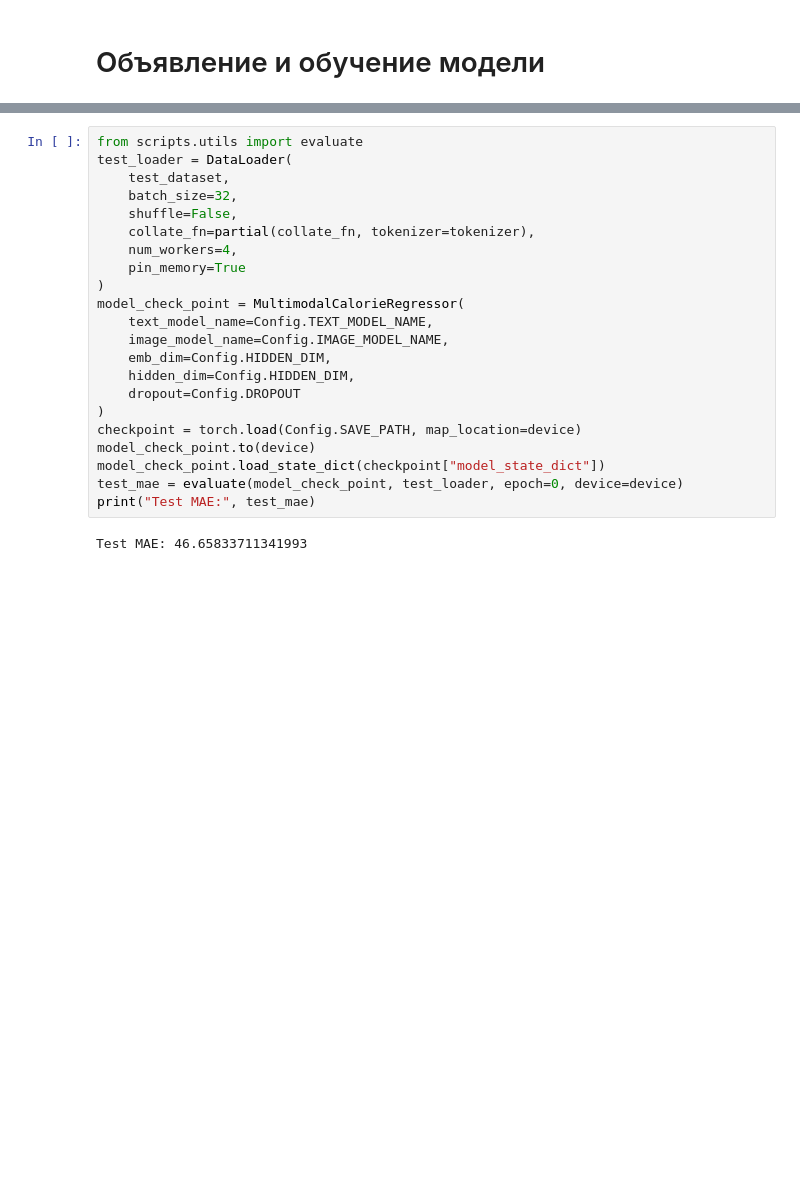
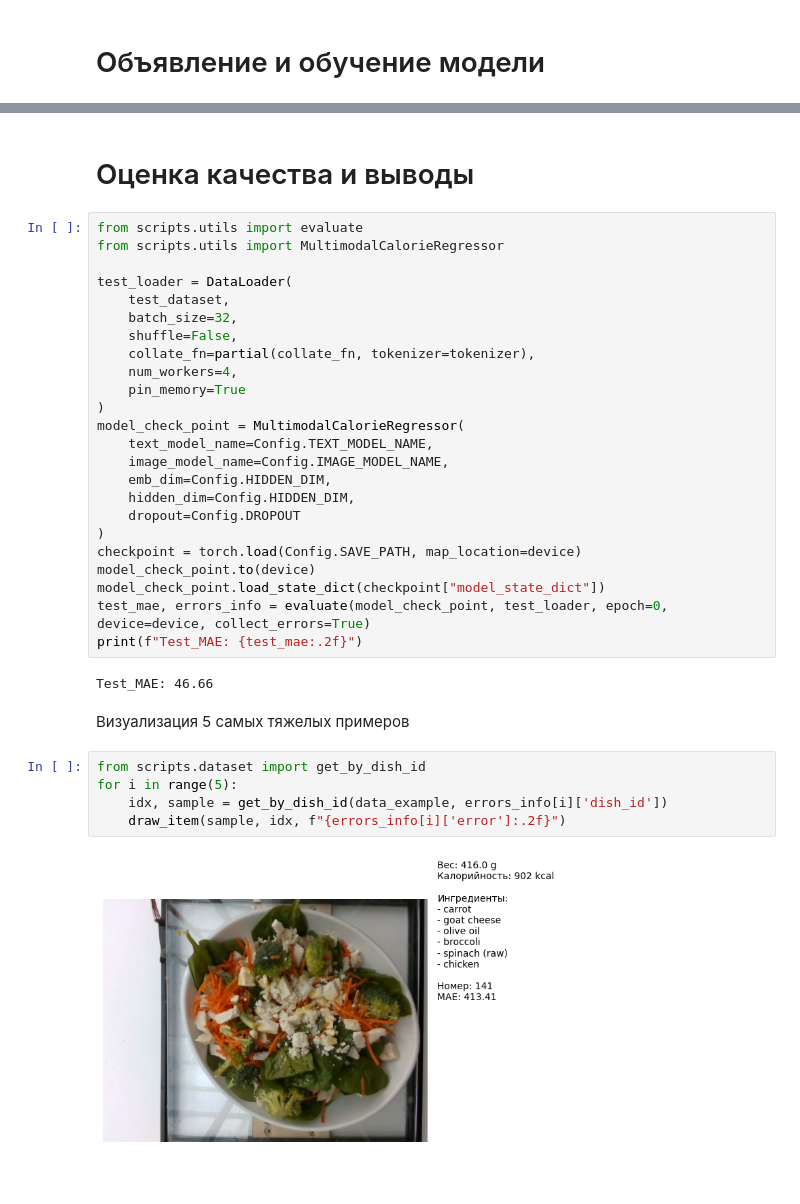
Before and after one commit to Examle20/calories, a Jupyter notebook: solution.ipynb, the cells around one changed output, grey strips where cells are left out. Cells and saved outputs as stored; diff of their text form; blank space fills up the shorter version.

Commit message:
feat: Запуск на тестовых данных, визуализация тяжелых примеров

```diff
--- a/solution.ipynb
+++ b/solution.ipynb
@@ -96,8 +95,12 @@ train_model(
 Эпоха 11 | train_MAE: 50.76 | val_MAE: 46.14
 Эпоха 12 | train_MAE: 48.43 | val_MAE: 42.09
 ... (18 outputs left out)
+# %% [markdown]
+# Оценка качества и выводы
 # %%
 from scripts.utils import evaluate
+from scripts.utils import MultimodalCalorieRegressor
+
 test_loader = DataLoader(
     test_dataset,
     batch_size=32,
@@ -116,7 +119,16 @@ model_check_point = MultimodalCalorieRegressor(
 checkpoint = torch.load(Config.SAVE_PATH, map_location=device)
 model_check_point.to(device)
 model_check_point.load_state_dict(checkpoint["model_state_dict"])
-test_mae = evaluate(model_check_point, test_loader, epoch=0, device=device)
-print("Test MAE:", test_mae)
+test_mae, errors_info = evaluate(model_check_point, test_loader, epoch=0, device=device, collect_errors=True)
+print(f"Test_MAE: {test_mae:.2f}")
 # %% [output]
-Test MAE: 46.65833711341993
+Test_MAE: 46.66
+# %% [markdown]
+Визуализация 5 самых тяжелых примеров
+# %%
+from scripts.dataset import get_by_dish_id
+for i in range(5):
+    idx, sample = get_by_dish_id(data_example, errors_info[i]['dish_id'])
+    draw_item(sample, idx, f"{errors_info[i]['error']:.2f}")
+# %% [output]
+[figure, added]
```
Also changed, not shown: parts of 3 cells of this notebook, 3 other files.
